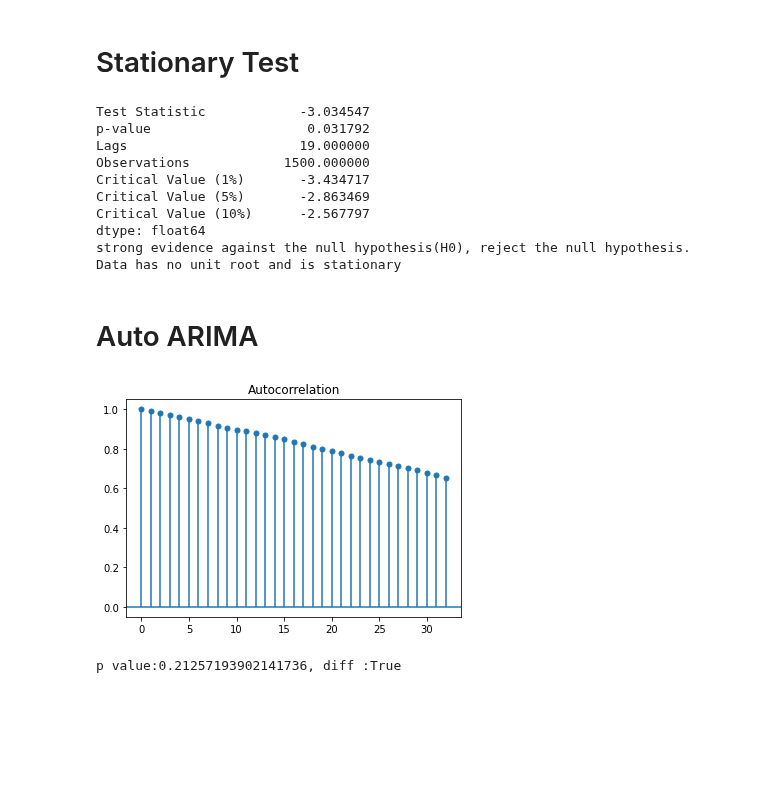
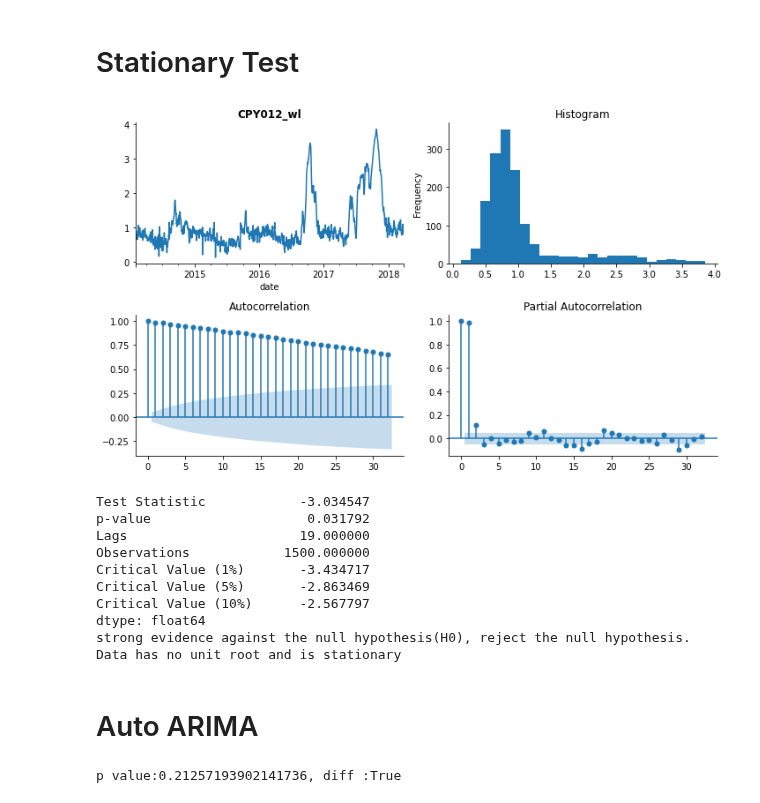
Before and after one commit to SB91ko/ChaoprayaRiver_WaterLV_prediction, a Jupyter notebook: Hour_ARIMA.ipynb, the cells around one changed output. Cells and saved outputs as stored; diff of their text form; code cells hidden in the pictures; blank space fills up the shorter version.

```diff
--- a/Hour_ARIMA.ipynb
+++ b/Hour_ARIMA.ipynb
@@ -50,23 +55,12 @@ test.plot(label='test',legend=True)
 [figure]
 # %% [markdown]
 # Stationary Test
-# %%
-def test_stationarity(data):
-    stats = ['Test Statistic','p-value','Lags','Observations']
-    df_test = adfuller(data.dropna(), autolag='AIC')
-    df_results = pd.Series(df_test[0:4], index=stats)
-    for key,value in df_test[4].items():
-        df_results['Critical Value (%s)'%key] = value
-    print(df_results)
-    #extra
-    if df_results[1] <= 0.05:
-        print("strong evidence against the null hypothesis(H0), reject the null hypothesis. Data has no unit root and is stationary")
-    else:
-        print("weak evidence against null hypothesis, time series has a  unit root, indicating it is non-stationary")
 # %%
 # Define target
+tsplot(data_uni,target)
 test_stationarity(data_uni)
 # %% [output]
+[figure, added]
 Test Statistic            -3.034547
 p-value                    0.031792
 Lags                      19.000000
@@ -83,5 +78 @@ import pmdarima as pm
-# %%
-pm.plot_acf(data_uni)
-# %% [output]
-[figure, removed]
 # %%
```
Also changed, not shown: parts of 13 cells of this notebook, 43 other files.
